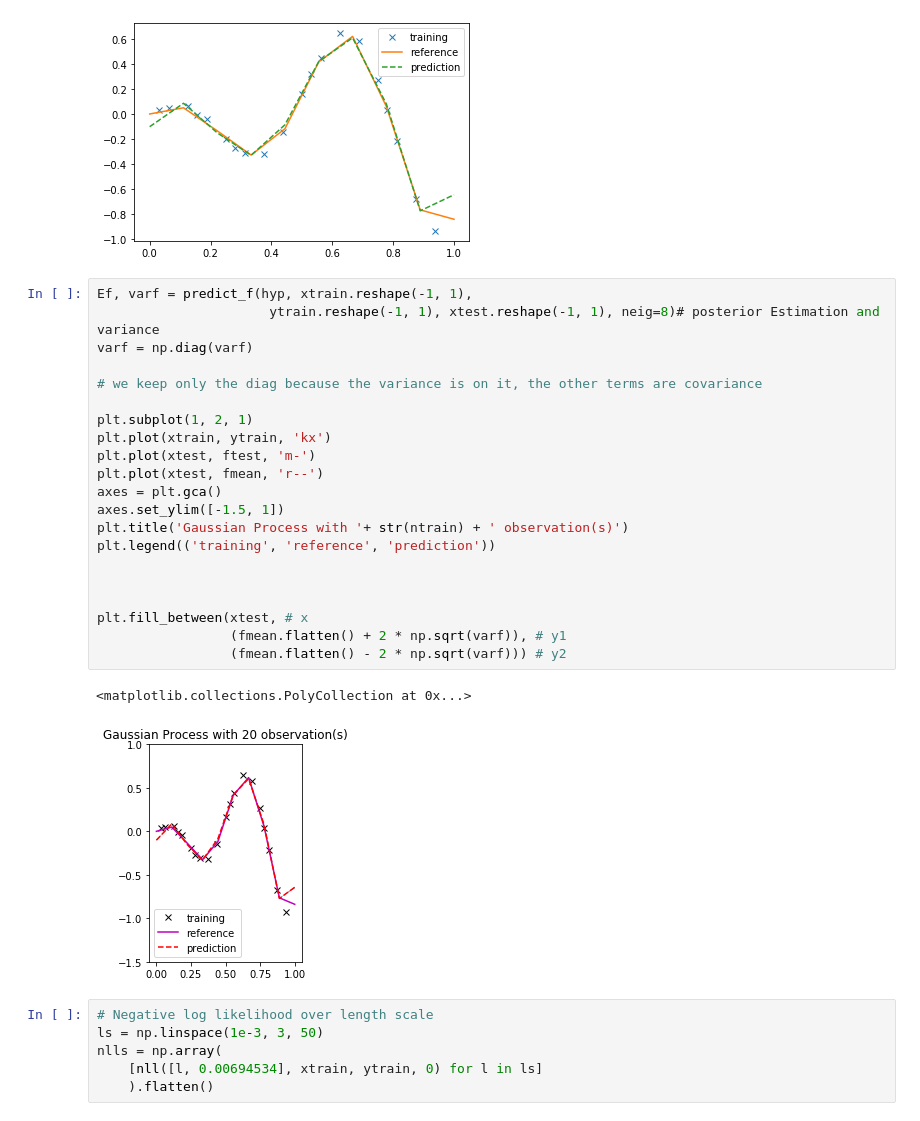
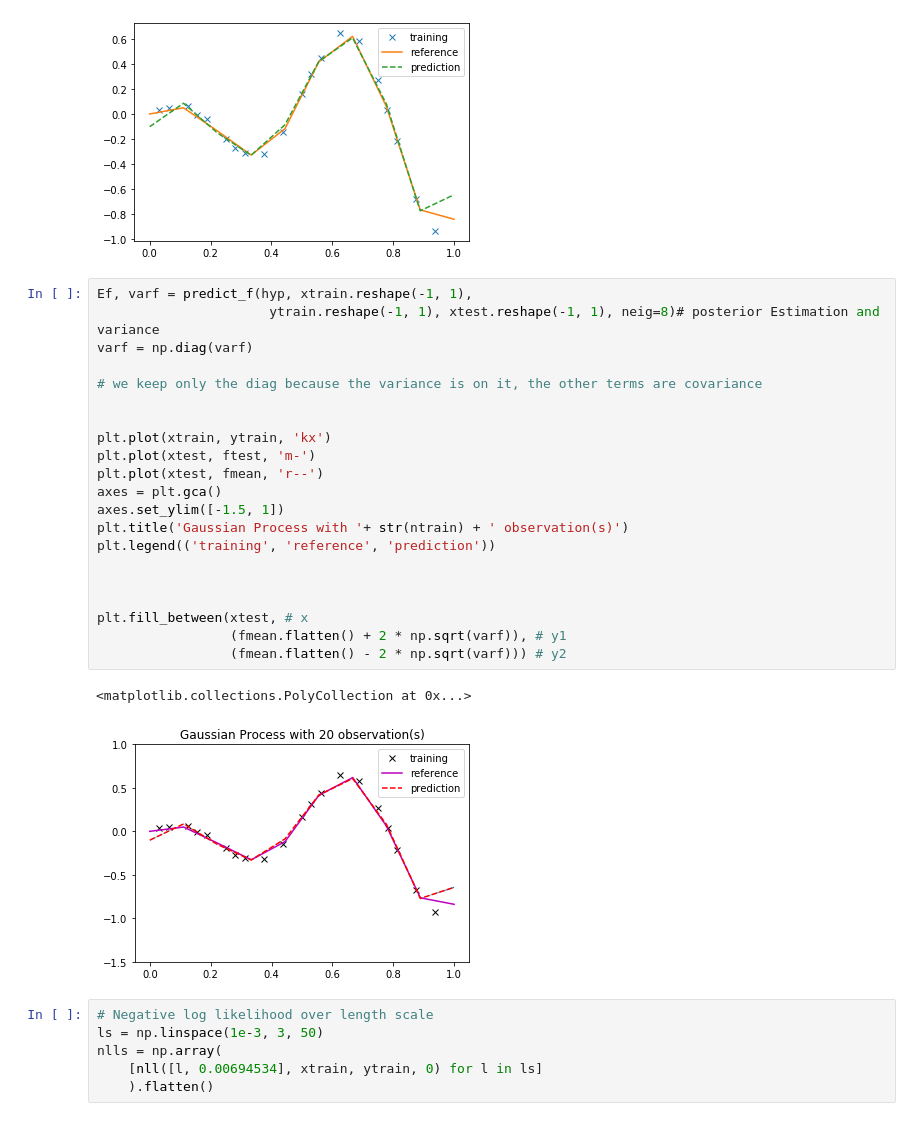
Before and after one commit to redmod-team/profit, a Jupyter notebook: doc/gp_custom.ipynb, the cells around one changed output. Cells and saved outputs as stored; diff of their text form.

```diff
--- a/doc/gp_custom.ipynb
+++ b/doc/gp_custom.ipynb
@@ -52,27 +51,27 @@ plt.legend(('training', 'reference', 'prediction'))
 # %%
 Ef, varf = predict_f(hyp, xtrain.reshape(-1, 1),
                       ytrain.reshape(-1, 1), xtest.reshape(-1, 1), neig=8)# posterior Estimation and variance
 varf = np.diag(varf)
 
 # we keep only the diag because the variance is on it, the other terms are covariance
 
-plt.subplot(1, 2, 1)
+
 plt.plot(xtrain, ytrain, 'kx')
 plt.plot(xtest, ftest, 'm-')
 plt.plot(xtest, fmean, 'r--')
 axes = plt.gca()
 axes.set_ylim([-1.5, 1])
 plt.title('Gaussian Process with '+ str(ntrain) + ' observation(s)')
 plt.legend(('training', 'reference', 'prediction'))
 
 
 
 plt.fill_between(xtest, # x
                  (fmean.flatten() + 2 * np.sqrt(varf)), # y1
                  (fmean.flatten() - 2 * np.sqrt(varf))) # y2
 # %% [output]
 <matplotlib.collections.PolyCollection at 0x...>
-[figure, old version]
+[figure, new version]
 # %%
 # Negative log likelihood over length scale
 ls = np.linspace(1e-3, 3, 50)
```
Also changed, not shown: parts of 24 cells of this notebook, 1 other file.
